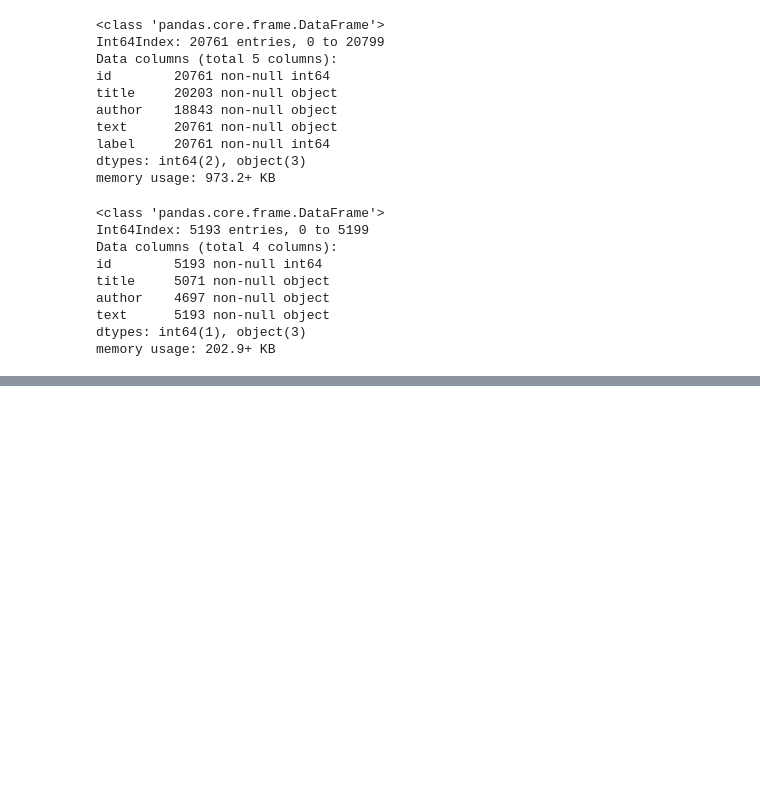
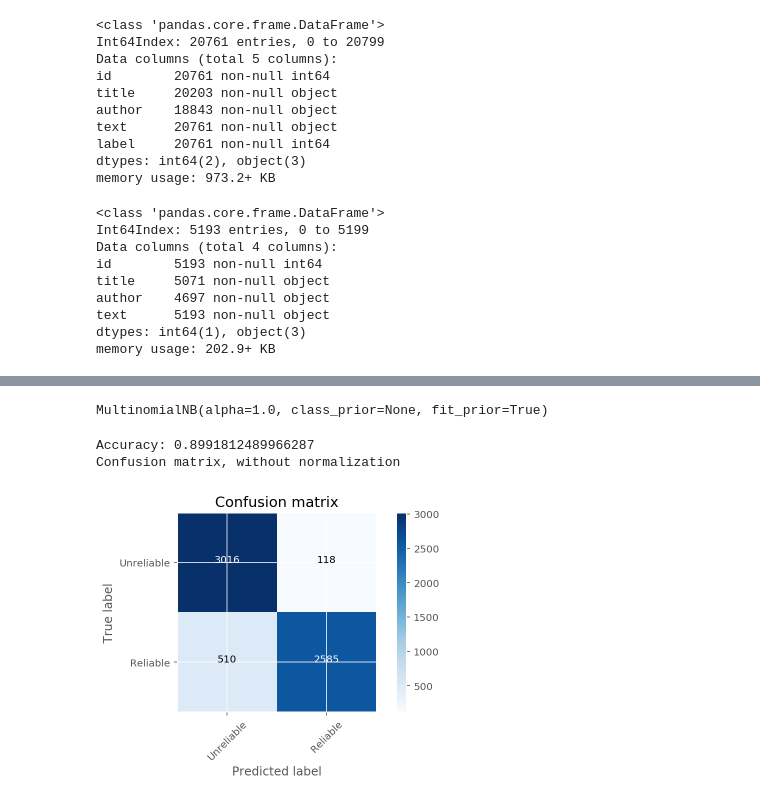
Before and after one commit to Jearny58/projects, a Jupyter notebook: fake-news/trial1.ipynb, the cells around one changed output, grey strips where cells are left out. Drawn from its saved outputs; the diff is of its cells as text; code cells hidden in the pictures; blank space fills up the shorter version.

```diff
--- a/fake-news/trial1.ipynb
+++ b/fake-news/trial1.ipynb
@@ -160,0 +276,12 @@ drop_test_df.set_index('id', inplace=True)
+# %%
+# build vectorizers
+from sklearn.feature_extraction.text import CountVectorizer, TfidfVectorizer
+
+# initialize count vectorizer, removing English stop words and words that appear in > 70% of the articles
+count_vectorizer = CountVectorizer(stop_words='english', max_df=0.7)
+
+# fit and transform the training data
+count_train = count_vectorizer.fit_transform(X_train)
+
+# transform test set
+count_test = count_vectorizer.transform(X_test)
@@ -160,0 +362,19 @@ drop_test_df.set_index('id', inplace=True)
+# %%
+# count vectorizer
+# create new clf
+clf = MultinomialNB()
+
+# fit model
+clf.fit(count_train, y_train)
+# %% [output]
+MultinomialNB(alpha=1.0, class_prior=None, fit_prior=True)
+# %%
+pred = clf.predict(count_test)
+score = accuracy_score(y_test, pred)
+print("Accuracy: {}".format(score))
+cm = confusion_matrix(y_test, pred)
+plot_confusion_matrix(cm, classes=['Unreliable', 'Reliable'])
+# %% [output]
+Accuracy: 0.8991812489966287
+Confusion matrix, without normalization
+[figure, added]
```
Also changed, not shown: parts of 28 cells of this notebook, 2 other files.
